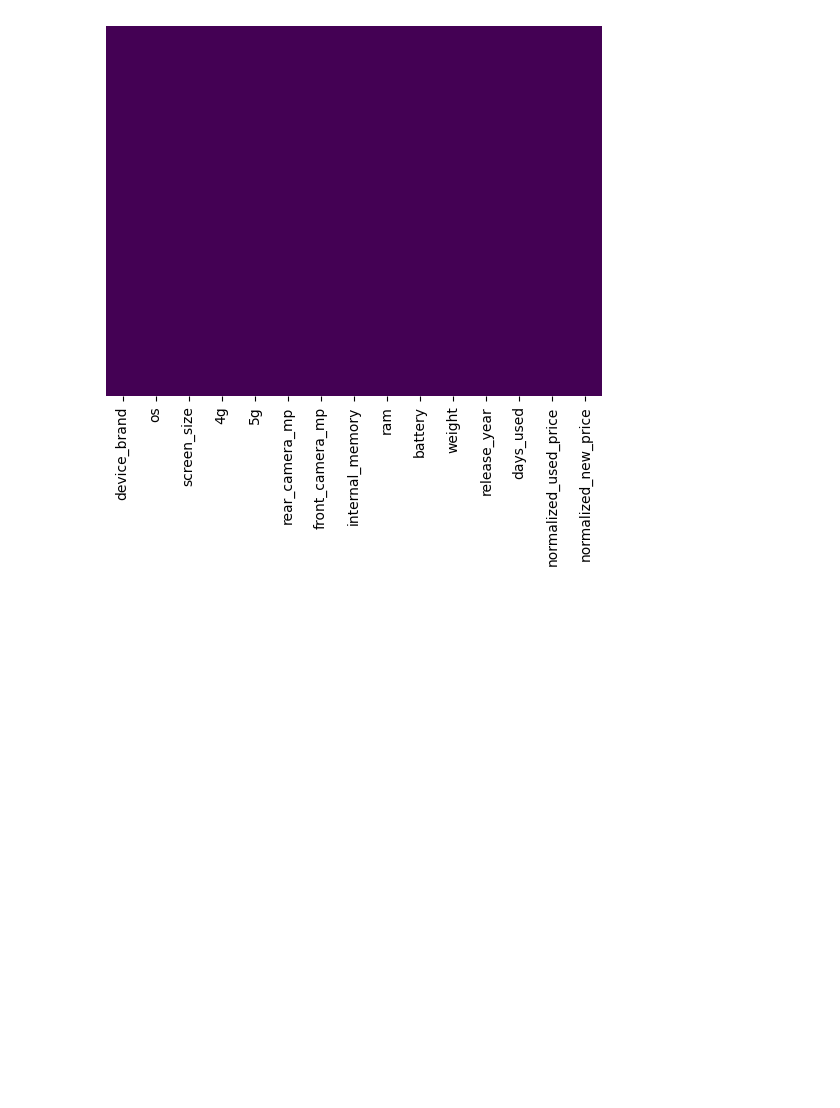
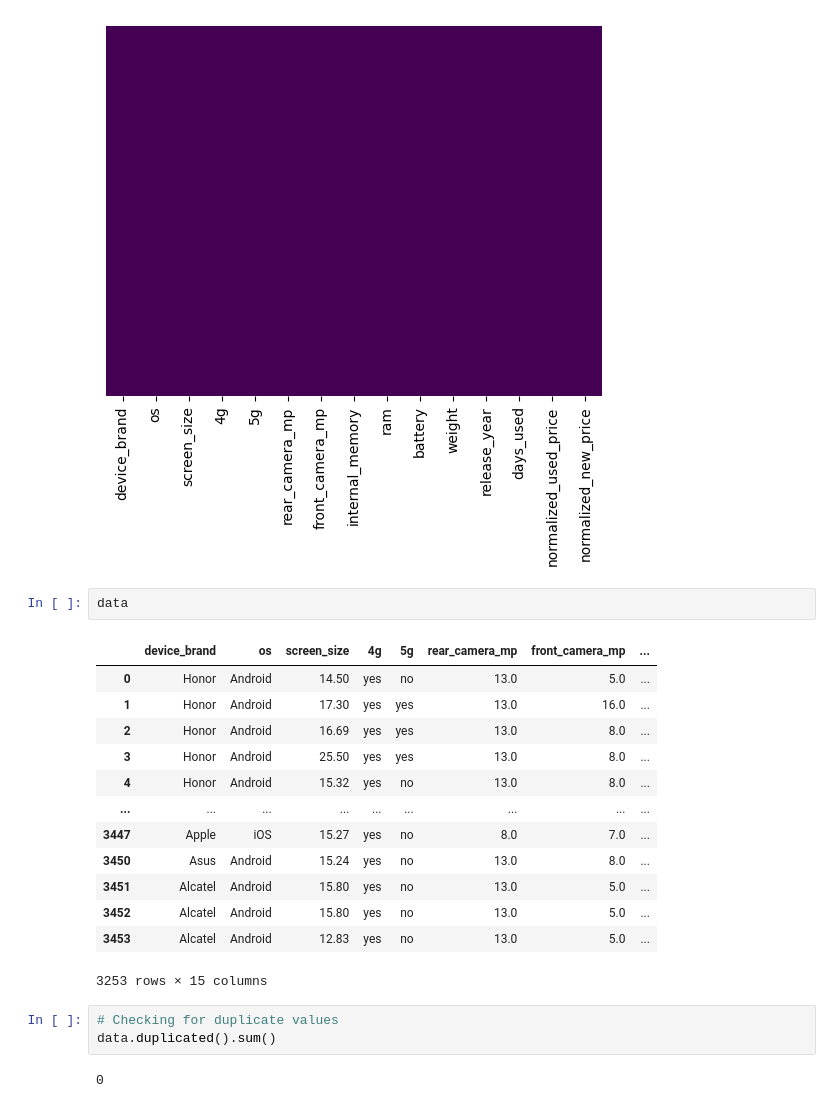
Before and after one commit to yaoyanglee/SC1015-Mini-Project, a Jupyter notebook: Data Cleaning.ipynb, the cells around one changed output. Cells and saved outputs as stored; diff of their text form; blank space fills up the shorter version.

```diff
--- a/Data Cleaning.ipynb
+++ b/Data Cleaning.ipynb
@@ -59,3 +71,24 @@ sb.heatmap(data.isnull(),yticklabels=False,cbar=False,cmap='viridis')
 # %% [output]
 <AxesSubplot:>
 [figure]
+# %%
+data
+# %% [output]
+|  | device_brand | os | screen_size | 4g | 5g | rear_camera_mp | front_camera_mp | ... |
+| 0 | Honor | Android | 14.50 | yes | no | 13.0 | 5.0 | ... |
+| 1 | Honor | Android | 17.30 | yes | yes | 13.0 | 16.0 | ... |
+| 2 | Honor | Android | 16.69 | yes | yes | 13.0 | 8.0 | ... |
+| 3 | Honor | Android | 25.50 | yes | yes | 13.0 | 8.0 | ... |
+| 4 | Honor | Android | 15.32 | yes | no | 13.0 | 8.0 | ... |
+| ... | ... | ... | ... | ... | ... | ... | ... | ... |
+| 3447 | Apple | iOS | 15.27 | yes | no | 8.0 | 7.0 | ... |
+| 3450 | Asus | Android | 15.24 | yes | no | 13.0 | 8.0 | ... |
+| 3451 | Alcatel | Android | 15.80 | yes | no | 13.0 | 5.0 | ... |
+| 3452 | Alcatel | Android | 15.80 | yes | no | 13.0 | 5.0 | ... |
+| 3453 | Alcatel | Android | 12.83 | yes | no | 13.0 | 5.0 | ... |
+3253 rows × 15 columns
+# %%
+# Checking for duplicate values
+data.duplicated().sum()
+# %% [output]
+0
```
Also changed, not shown: parts of 2 cells of this notebook.
